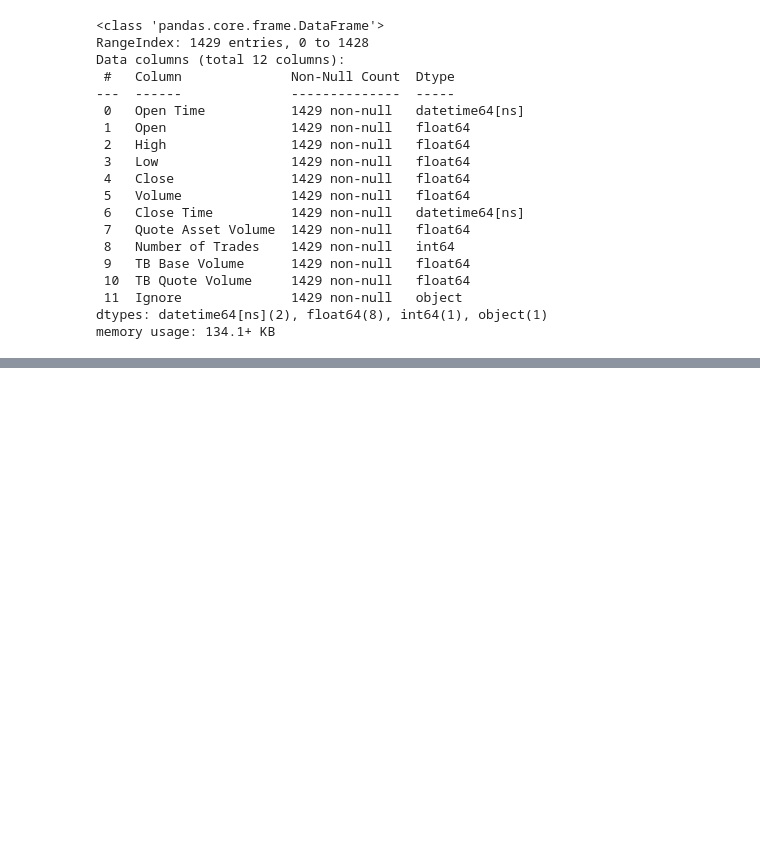
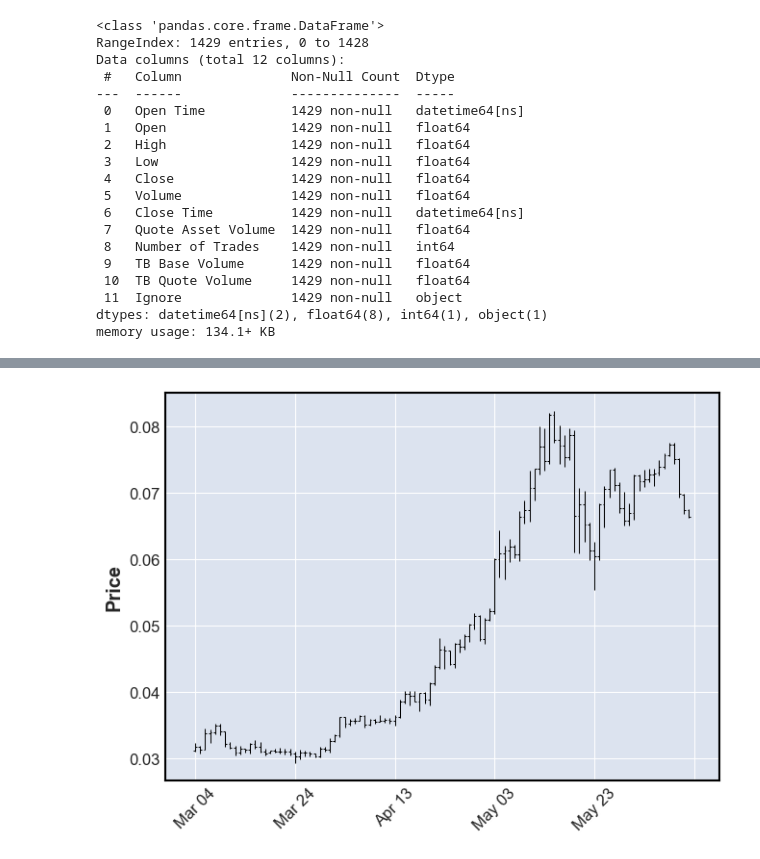
Before and after one commit to aaron96s/Crypto_EDA, a Jupyter notebook: CrytoEDA.ipynb, the cells around one changed output, grey strips where cells are left out. Drawn from its saved outputs; the diff is of its cells as text; code cells hidden in the pictures; blank space fills up the shorter version.

Commit message:
visuals

```diff
--- a/CrytoEDA.ipynb
+++ b/CrytoEDA.ipynb
@@ -281,0 +284,2 @@ memory usage: 134.1+ KB
+# %%
+hist_df.set_index('Close Time').tail(100)
@@ -281,0 +301,5 @@ memory usage: 134.1+ KB
+# %%
+#set Close Time as Index and plot
+mpf.plot(hist_df.set_index('Close Time').tail(100))
+# %% [output]
+[figure, added]
```
Also changed, not shown: parts of 3 cells of this notebook.
